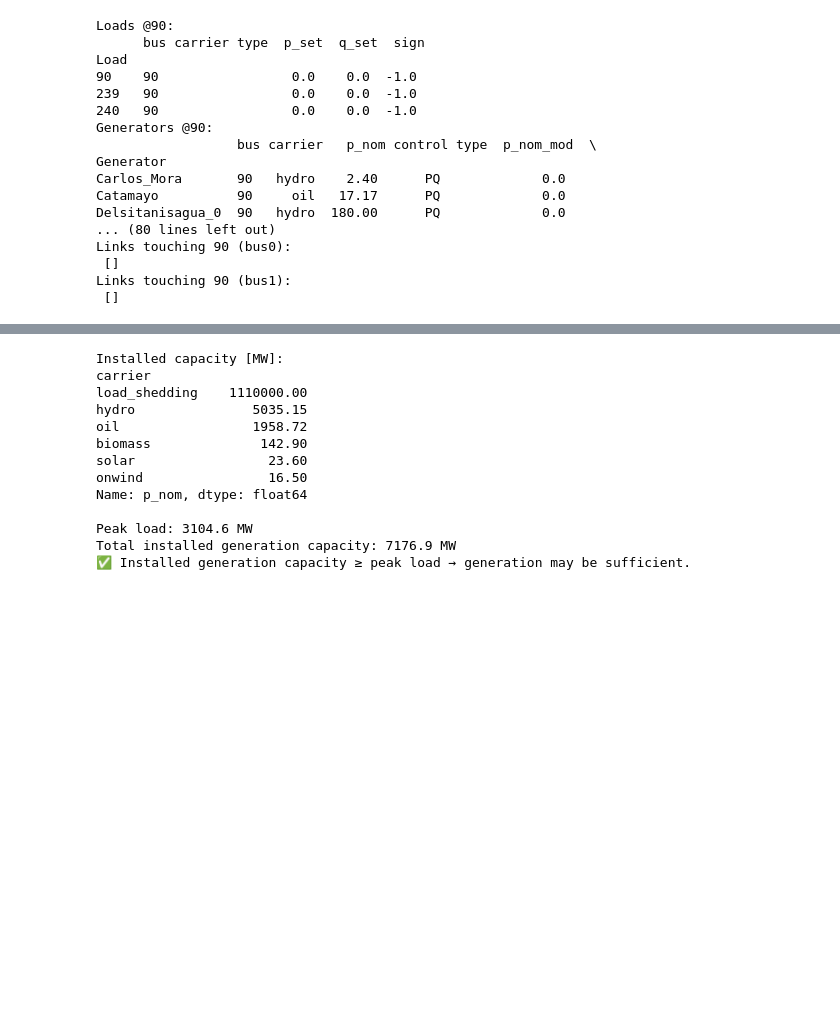
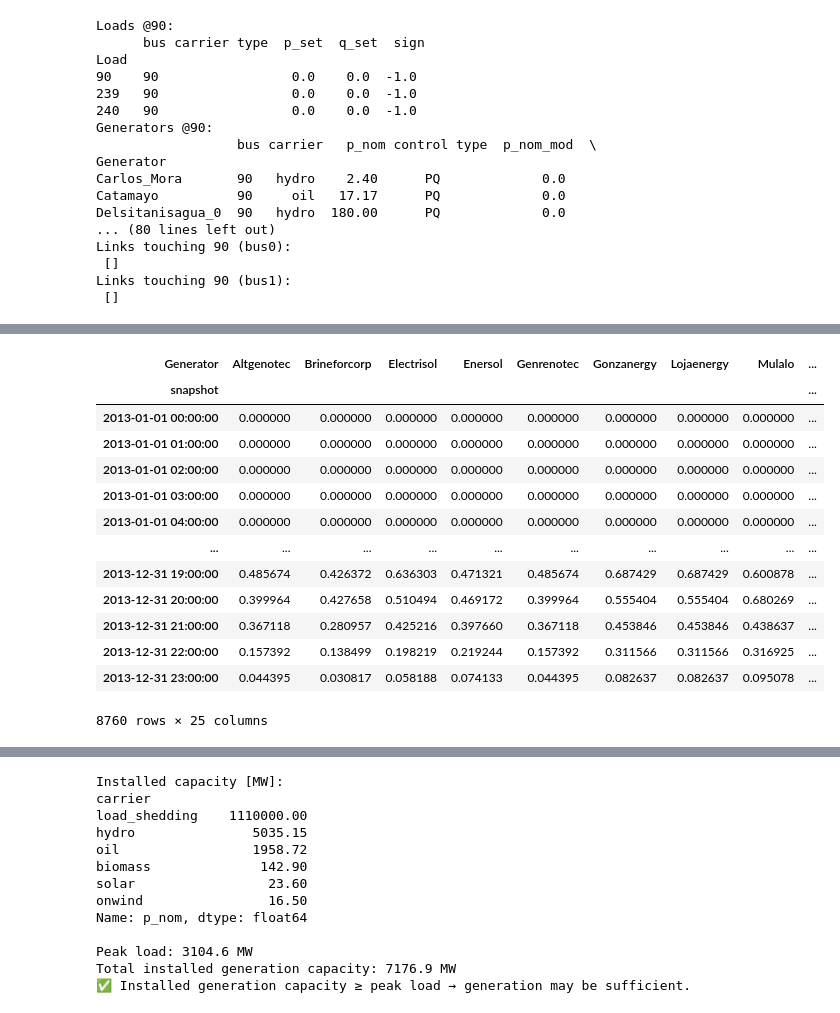
Before and after one commit to Fernando3161/EcuadorElectricGrid, a Jupyter notebook: notebooks/08_2017_Consistency_Check.ipynb, the cells around one changed output, grey strips where cells are left out. Saved outputs shown, nothing was run; the diff lists cells and outputs as text; code cells hidden in the pictures; blank space fills up the shorter version.

```diff
--- a/notebooks/08_2017_Consistency_Check.ipynb
+++ b/notebooks/08_2017_Consistency_Check.ipynb
@@ -875,3 +1034,21 @@ patch_transformers_all(network)
 import time
 network.lines['x'] = 0.1
 network.lines['r'] = 0.01
+# %%
+
+network.generators_t.p_max_pu
+# %% [output]
+| Generator | Altgenotec | Brineforcorp | Electrisol | Enersol | Genrenotec | Gonzanergy | Lojaenergy | Mulalo | ... |
+| snapshot |  |  |  |  |  |  |  |  | ... |
+| 2013-01-01 00:00:00 | 0.000000 | 0.000000 | 0.000000 | 0.000000 | 0.000000 | 0.000000 | 0.000000 | 0.000000 | ... |
+| 2013-01-01 01:00:00 | 0.000000 | 0.000000 | 0.000000 | 0.000000 | 0.000000 | 0.000000 | 0.000000 | 0.000000 | ... |
+| 2013-01-01 02:00:00 | 0.000000 | 0.000000 | 0.000000 | 0.000000 | 0.000000 | 0.000000 | 0.000000 | 0.000000 | ... |
+| 2013-01-01 03:00:00 | 0.000000 | 0.000000 | 0.000000 | 0.000000 | 0.000000 | 0.000000 | 0.000000 | 0.000000 | ... |
+| 2013-01-01 04:00:00 | 0.000000 | 0.000000 | 0.000000 | 0.000000 | 0.000000 | 0.000000 | 0.000000 | 0.000000 | ... |
+| ... | ... | ... | ... | ... | ... | ... | ... | ... | ... |
+| 2013-12-31 19:00:00 | 0.485674 | 0.426372 | 0.636303 | 0.471321 | 0.485674 | 0.687429 | 0.687429 | 0.600878 | ... |
+| 2013-12-31 20:00:00 | 0.399964 | 0.427658 | 0.510494 | 0.469172 | 0.399964 | 0.555404 | 0.555404 | 0.680269 | ... |
+| 2013-12-31 21:00:00 | 0.367118 | 0.280957 | 0.425216 | 0.397660 | 0.367118 | 0.453846 | 0.453846 | 0.438637 | ... |
+| 2013-12-31 22:00:00 | 0.157392 | 0.138499 | 0.198219 | 0.219244 | 0.157392 | 0.311566 | 0.311566 | 0.316925 | ... |
+| 2013-12-31 23:00:00 | 0.044395 | 0.030817 | 0.058188 | 0.074133 | 0.044395 | 0.082637 | 0.082637 | 0.095078 | ... |
+8760 rows × 25 columns
```
Also changed, not shown: parts of 25 cells of this notebook.
